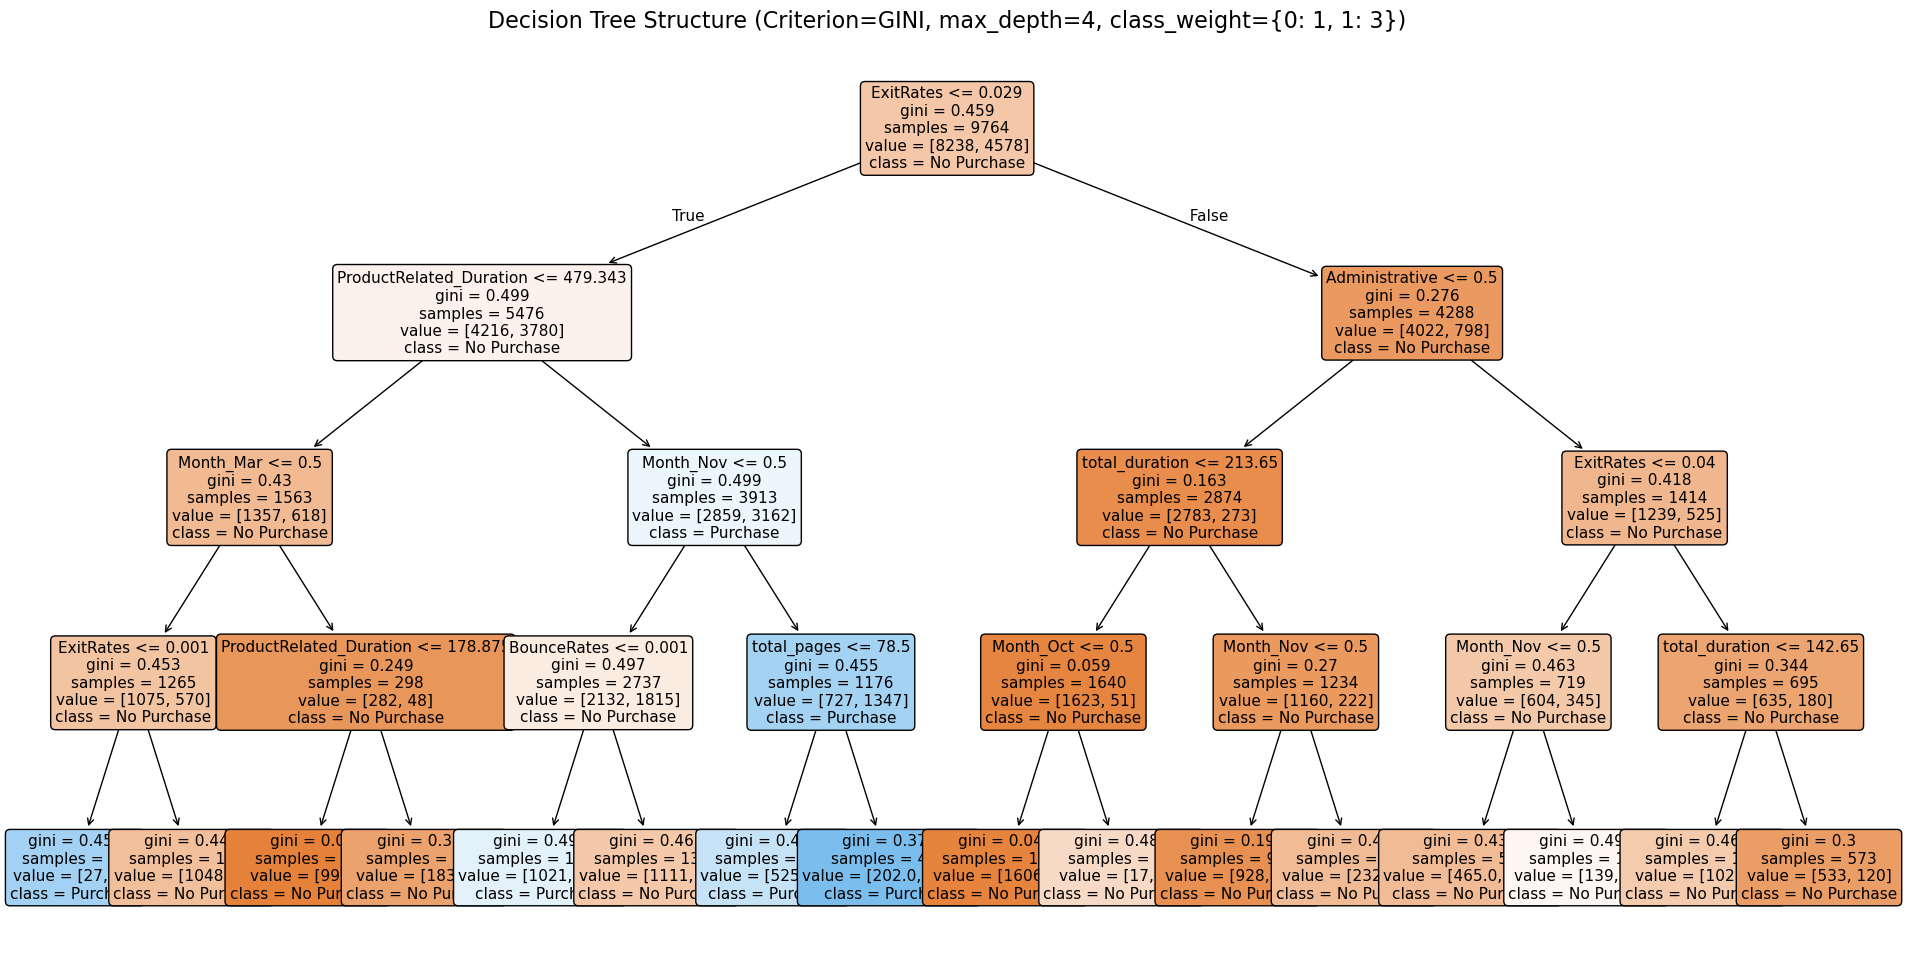
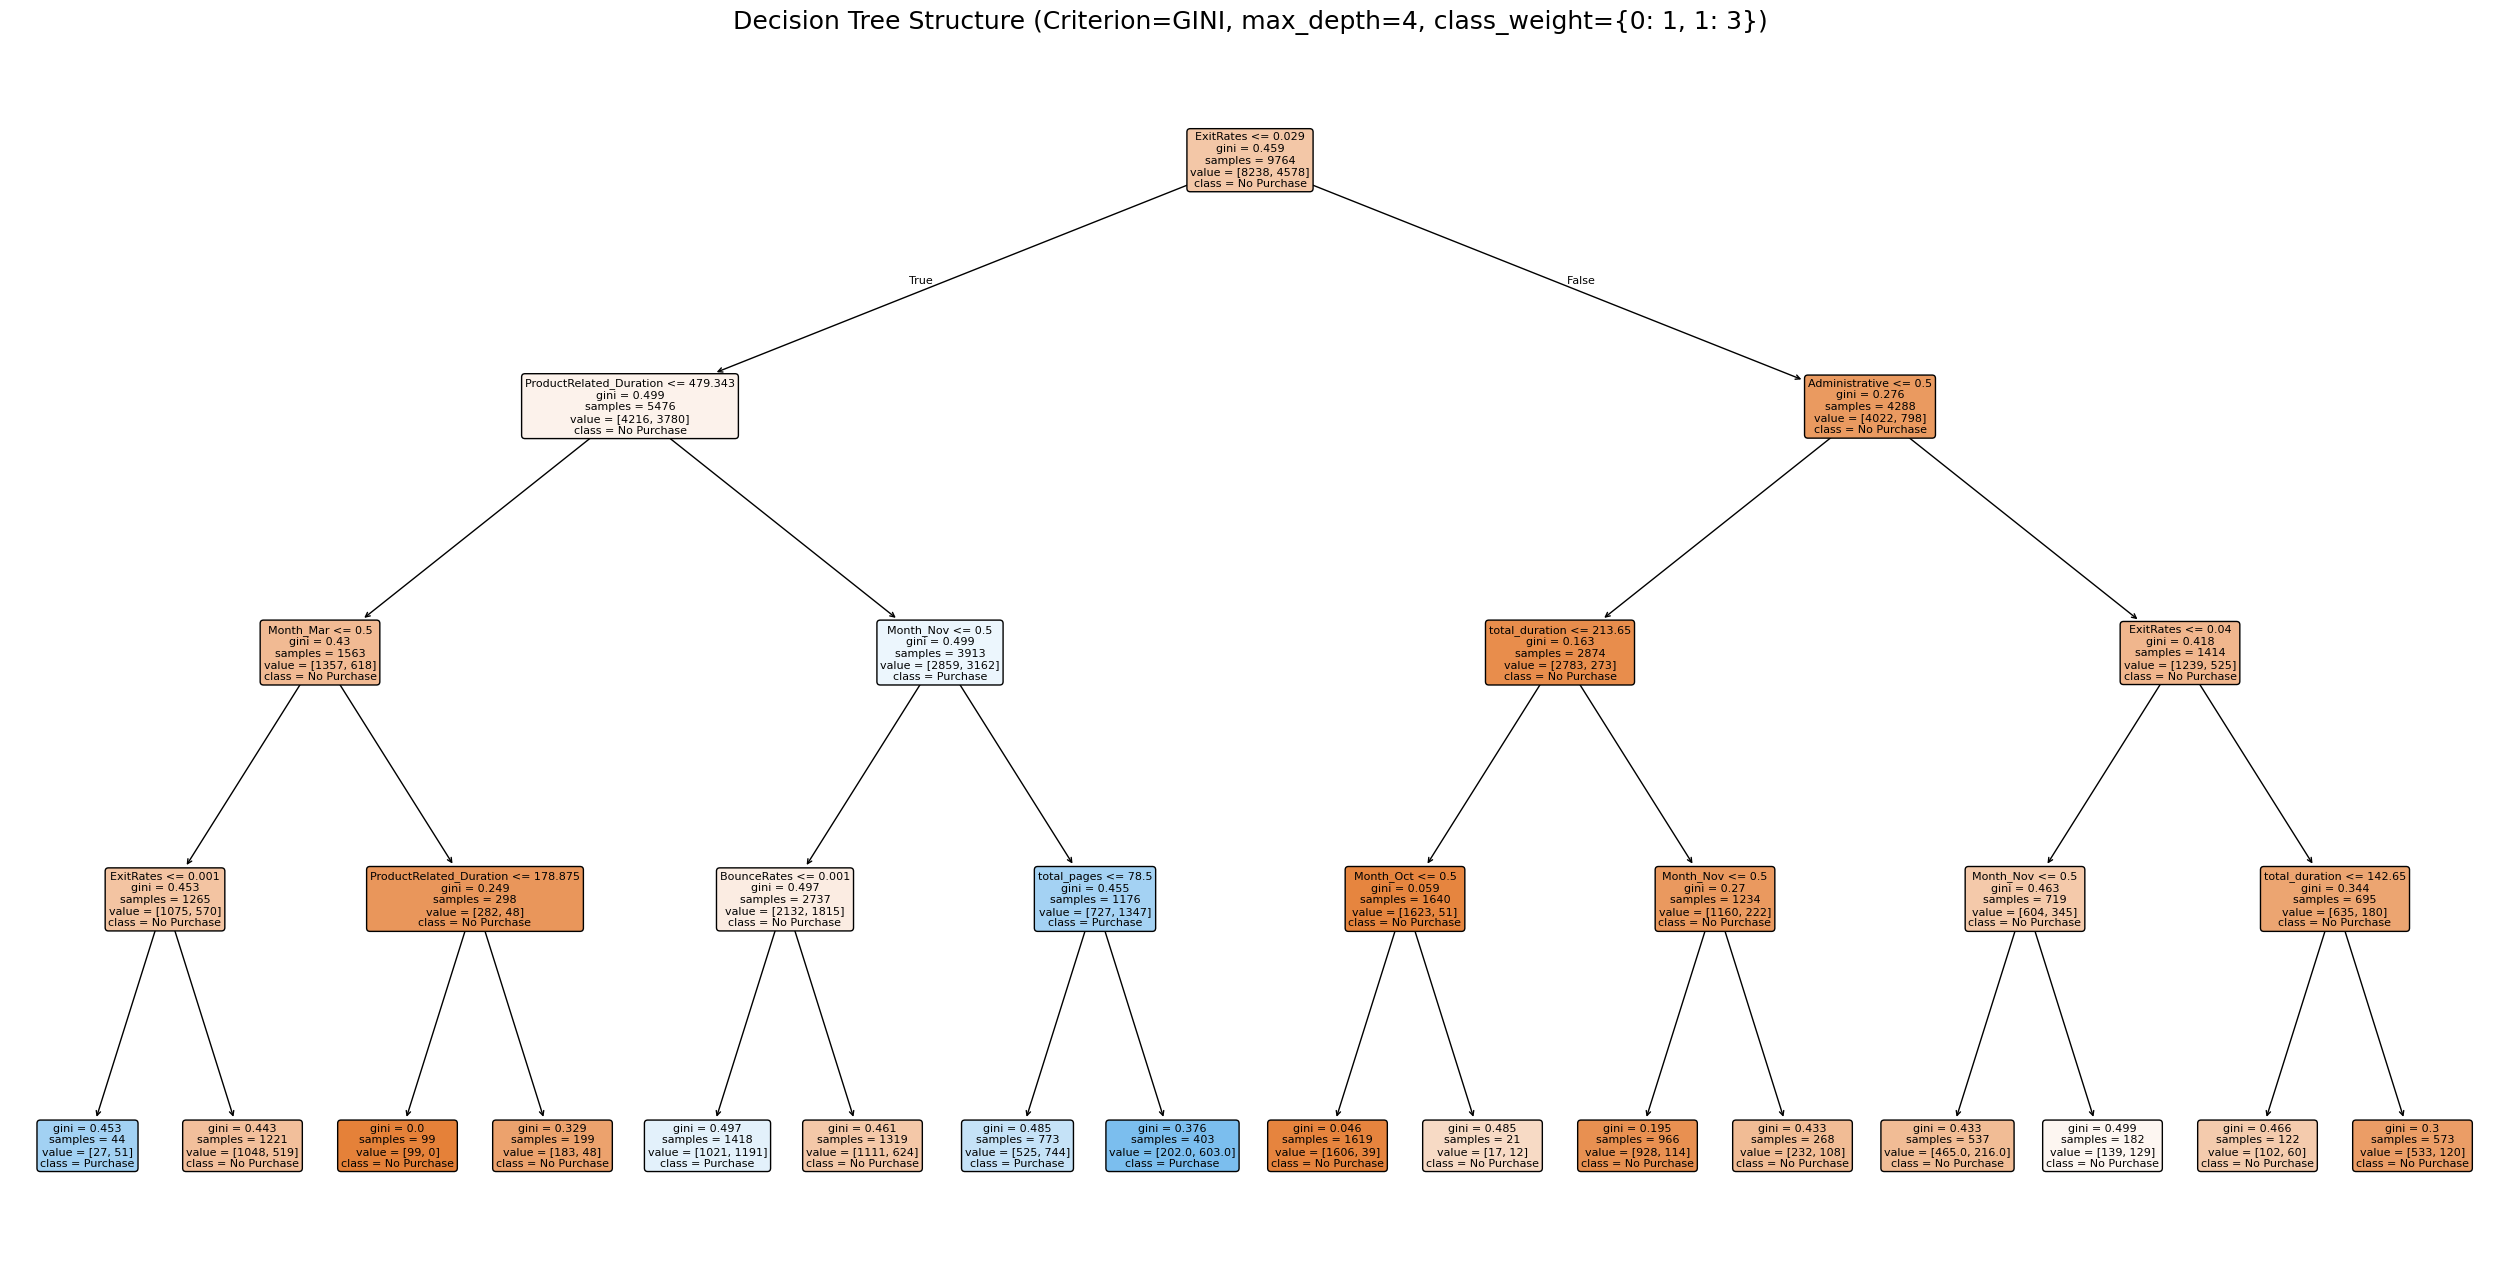
The change to this notebook cell's code, shown as a diff; its figure went from the first image to the second:
--- before
+++ after
@@ -20,5 +20,5 @@
 plt.xlabel('Predicted')
 plt.title('Confusion Matrix (Optimized Gini Tree)')
-# plt.savefig('confusion_matrix_final.png', bbox_inches='tight')
+plt.savefig('report/images/confusion_matrix.png', bbox_inches='tight', dpi=300)
 plt.show()
 
@@ -32,17 +32,13 @@
 plt.xlabel('Importance')
 plt.ylabel('Features')
-# plt.savefig('feature_importance_final.png', bbox_inches='tight')
+plt.savefig('report/images/feature_importance.png', bbox_inches='tight', dpi=300)
 plt.show()
 
 # 의사결정나무 트리 구조 시각화 및 저장
-plt.figure(figsize=(24, 12))
+plt.figure(figsize=(32, 16))
 plot_tree(best_model, feature_names=list(X_train.columns), 
           class_names=['No Purchase', 'Purchase'], 
-          filled=True, rounded=True, fontsize=11)
-plt.title(f'Decision Tree Structure (Criterion=GINI, max_depth={best_model.max_depth}, class_weight={best_model.class_weight})', fontsize=16)
-# plt.savefig('decision_tree_structure.png', bbox_inches='tight')
+          filled=True, rounded=True, fontsize=8)
+plt.title(f'Decision Tree Structure (Criterion=GINI, max_depth={best_model.max_depth}, class_weight={best_model.class_weight})', fontsize=18)
+plt.savefig('report/images/decision_tree_structure.png', bbox_inches='tight', dpi=300)
 plt.show()
-
-# 트리 분류 규칙 텍스트 출력
-print("--- Decision Tree Rules (Best Model) ---")
-print(export_text(best_model, feature_names=list(X_train.columns)))

Commit: refactor: 코드 수정 및 정리 완료